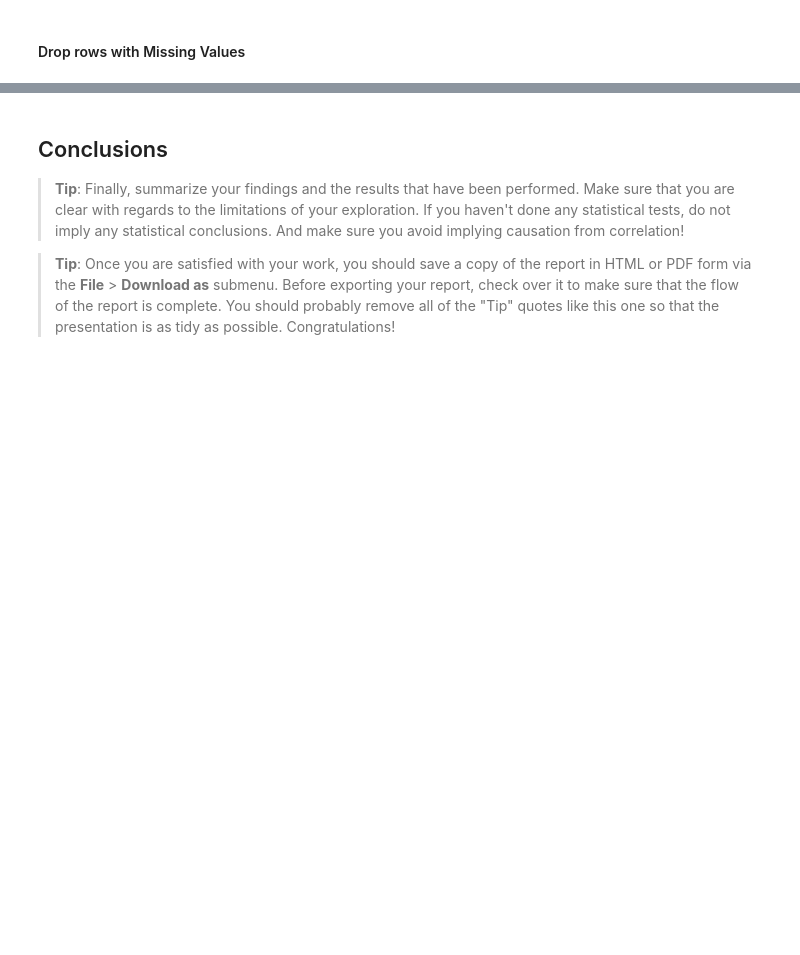
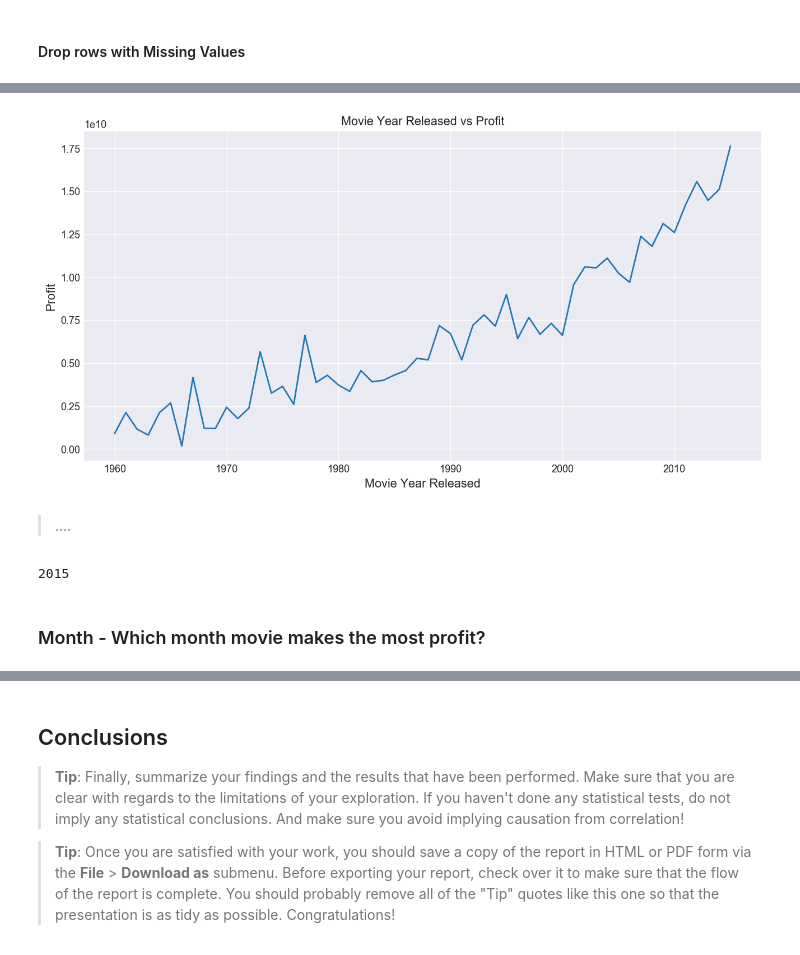
Before and after one commit to emilylauyw/Udacity-DAND-Project3-Investigate-TMDb-Movie-Dataset, a Jupyter notebook: investigate-tmdb-dataset.ipynb, the cells around one changed output, grey strips where cells are left out. Drawn from its saved outputs; the diff is of its cells as text; code cells hidden in the pictures; blank space fills up the shorter version.

```diff
--- a/investigate-tmdb-dataset.ipynb
+++ b/investigate-tmdb-dataset.ipynb
@@ -312,0 +408,30 @@ Now that I've trimmed and cleaned the data, I can compute statistics and create
+# %%
+# Display result using line chart
+sns.set_style('darkgrid')
+
+# figure size(width, height)
+plt.figure(figsize=(12,6), dpi = 130)
+
+# x-axis label
+plt.xlabel('Movie Year Released', fontsize = 12)
+# y-axis label
+plt.ylabel('Profit', fontsize = 12)
+#title of the diagram
+plt.title('Movie Year Released vs Profit')
+
+#plotting what needs to be plotted
+plt.plot(profit_each_year)
+
+#showing the plot
+plt.show()
+# %% [output]
+[figure, added]
+# %% [markdown]
+> ....
+# %%
+# Which year made the highest profit
+profit_each_year.idxmax()
+# %% [output]
+2015
+# %% [markdown]
+### Month - Which month movie makes the most profit?
```
Also changed, not shown: parts of 40 cells of this notebook.
